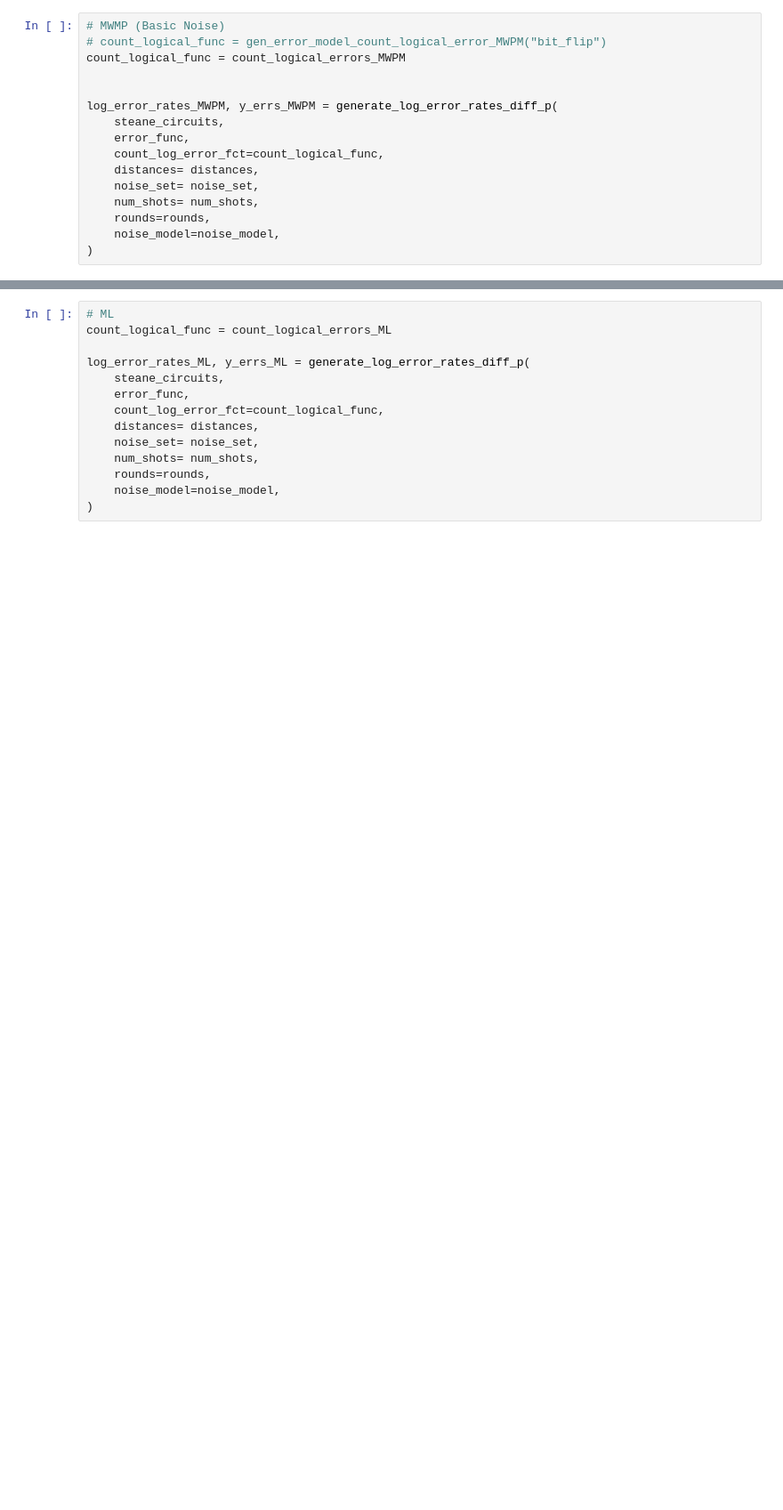
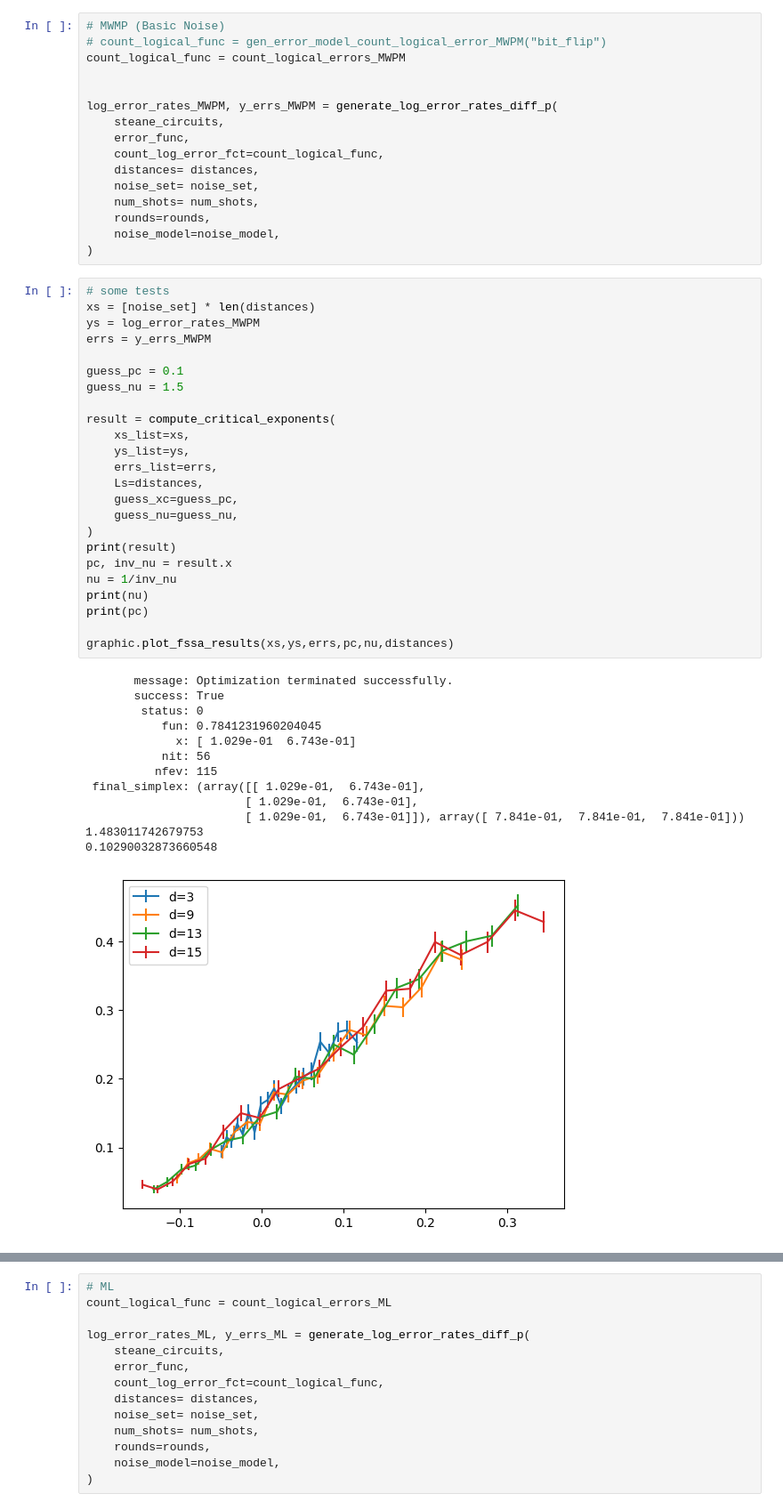
Before and after one commit to leonardlux/MasterArbeit, a Jupyter notebook: code/new_start/results_basic.ipynb, the cells around one changed output, grey strips where cells are left out. Shown at 89% size. Saved outputs shown, nothing was run; the diff lists cells and outputs as text; blank space fills up the shorter version.

Commit message:
built up fssa and implemented it

```diff
--- a/code/new_start/results_basic.ipynb
+++ b/code/new_start/results_basic.ipynb
@@ -36,3 +37,41 @@ log_error_rates_MWPM, y_errs_MWPM = generate_log_error_rates_diff_p(
     rounds=rounds,
     noise_model=noise_model,
 )
+# %%
+# some tests
+xs = [noise_set] * len(distances)
+ys = log_error_rates_MWPM
+errs = y_errs_MWPM
+
+guess_pc = 0.1
+guess_nu = 1.5
+
+result = compute_critical_exponents(
+    xs_list=xs,
+    ys_list=ys,
+    errs_list=errs,
+    Ls=distances,
+    guess_xc=guess_pc,
+    guess_nu=guess_nu,
+)
+print(result)
+pc, inv_nu = result.x
+nu = 1/inv_nu
+print(nu)
+print(pc)
+
+graphic.plot_fssa_results(xs,ys,errs,pc,nu,distances)
+# %% [output]
+       message: Optimization terminated successfully.
+       success: True
+        status: 0
+           fun: 0.7841231960204045
+             x: [ 1.029e-01  6.743e-01]
+           nit: 56
+          nfev: 115
+ final_simplex: (array([[ 1.029e-01,  6.743e-01],
+                       [ 1.029e-01,  6.743e-01],
+                       [ 1.029e-01,  6.743e-01]]), array([ 7.841e-01,  7.841e-01,  7.841e-01]))
+1.483011742679753
+0.10290032873660548
+[figure, added]
```
Also changed, not shown: parts of 7 cells of this notebook, 3 other files.
